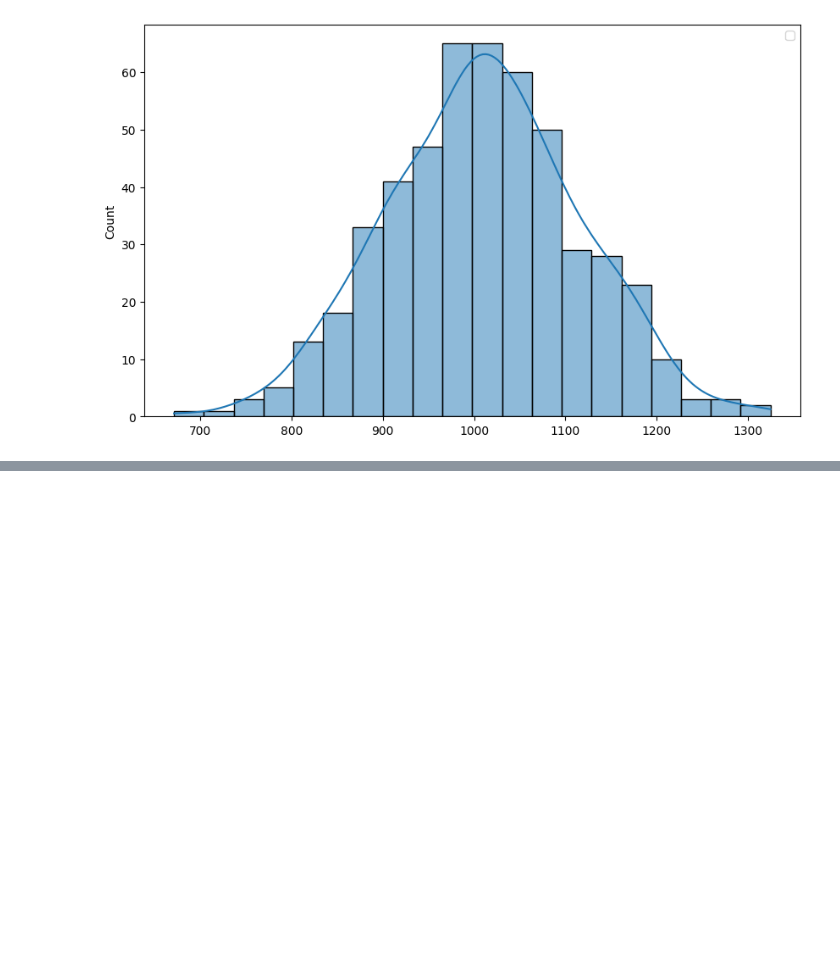
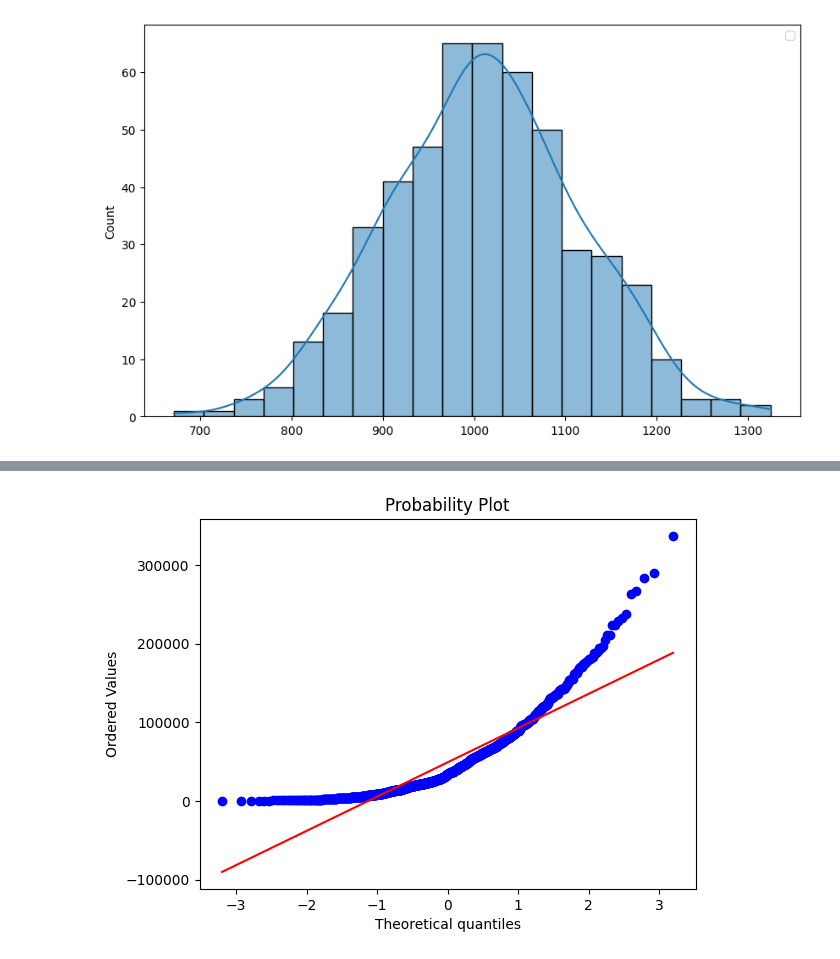
Before and after one commit to rahul8879/full_stack_ai_4th_may, a Jupyter notebook: Math/03_basic_stats.ipynb, the cells around one changed output, grey strips where cells are left out. Saved outputs shown, nothing was run; the diff lists cells and outputs as text; code cells hidden in the pictures; blank space fills up the shorter version.

```diff
--- a/Math/03_basic_stats.ipynb
+++ b/Math/03_basic_stats.ipynb
@@ -117,0 +133,6 @@ sample_3 = np.random.choice(sales, 100, replace=True)
+# %%
+# q - quantile
+stats.probplot(income, plot=plt)
+plt.show()
+# %% [output]
+[figure, added]
```
Also changed, not shown: parts of 11 cells of this notebook.
